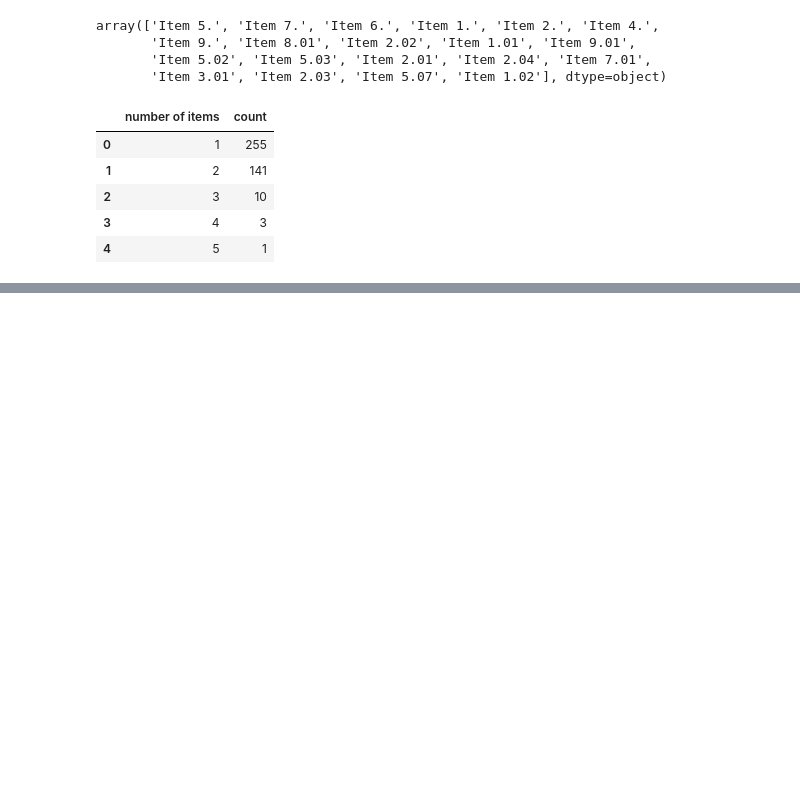
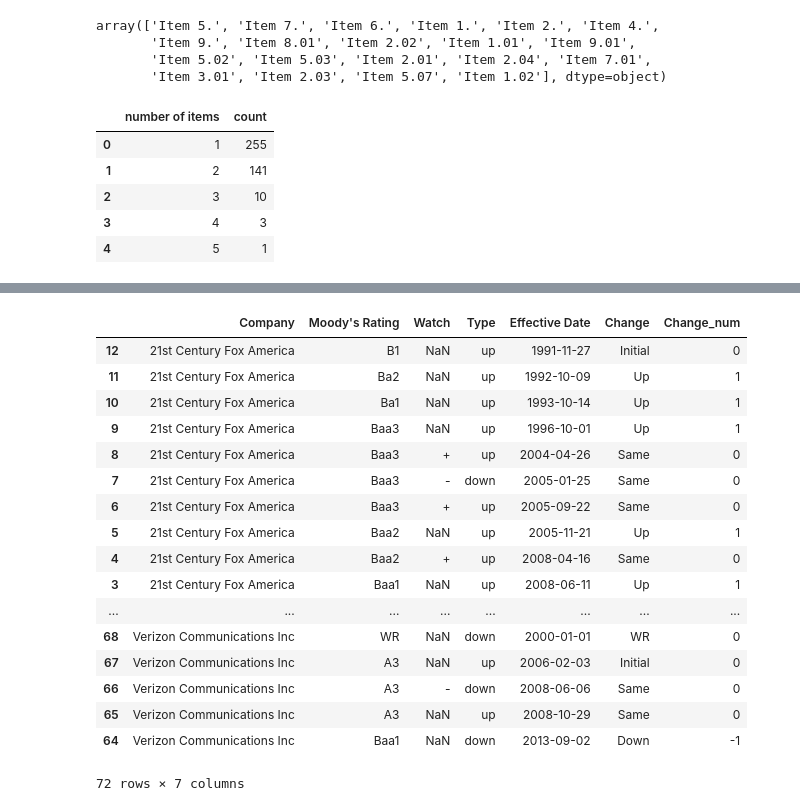
Before and after one commit to lihaoranharry/Capstone_Vanguard_NLP_Prediction, a Jupyter notebook: Jupyter notebooks/obtain_clean_and_extract_features_from_sec.ipynb, the cells around one changed output, grey strips where cells are left out. Drawn from its saved outputs; the diff is of its cells as text; code cells hidden in the pictures; blank space fills up the shorter version.

```diff
--- a/Jupyter notebooks/obtain_clean_and_extract_features_from_sec.ipynb
+++ b/Jupyter notebooks/obtain_clean_and_extract_features_from_sec.ipynb
@@ -1183,0 +1341,22 @@ iplot({
+# %%
+moody = moody.sort_values(by=['Company','Effective Date','Change'])
+moody =
+# %% [output]
+|  | Company | Moody's Rating | Watch | Type | Effective Date | Change | Change_num |
+| 12 | 21st Century Fox America | B1 | NaN | up | 1991-11-27 | Initial | 0 |
+| 11 | 21st Century Fox America | Ba2 | NaN | up | 1992-10-09 | Up | 1 |
+| 10 | 21st Century Fox America | Ba1 | NaN | up | 1993-10-14 | Up | 1 |
+| 9 | 21st Century Fox America | Baa3 | NaN | up | 1996-10-01 | Up | 1 |
+| 8 | 21st Century Fox America | Baa3 | + | up | 2004-04-26 | Same | 0 |
+| 7 | 21st Century Fox America | Baa3 | - | down | 2005-01-25 | Same | 0 |
+| 6 | 21st Century Fox America | Baa3 | + | up | 2005-09-22 | Same | 0 |
+| 5 | 21st Century Fox America | Baa2 | NaN | up | 2005-11-21 | Up | 1 |
+| 4 | 21st Century Fox America | Baa2 | + | up | 2008-04-16 | Same | 0 |
+| 3 | 21st Century Fox America | Baa1 | NaN | up | 2008-06-11 | Up | 1 |
+| ... | ... | ... | ... | ... | ... | ... | ... |
+| 68 | Verizon Communications Inc | WR | NaN | down | 2000-01-01 | WR | 0 |
+| 67 | Verizon Communications Inc | A3 | NaN | up | 2006-02-03 | Initial | 0 |
+| 66 | Verizon Communications Inc | A3 | - | down | 2008-06-06 | Same | 0 |
+| 65 | Verizon Communications Inc | A3 | NaN | up | 2008-10-29 | Same | 0 |
+| 64 | Verizon Communications Inc | Baa1 | NaN | down | 2013-09-02 | Down | -1 |
+72 rows × 7 columns
```
Also changed, not shown: parts of 20 cells of this notebook, 3 other files.
